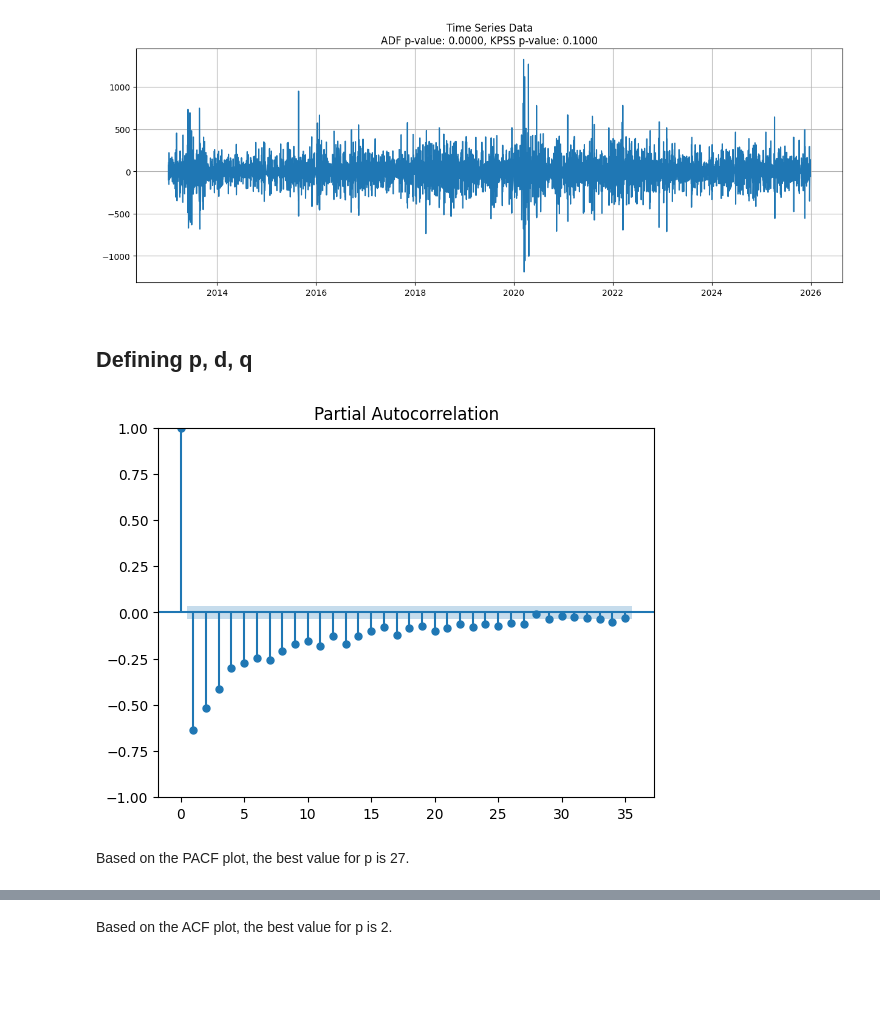
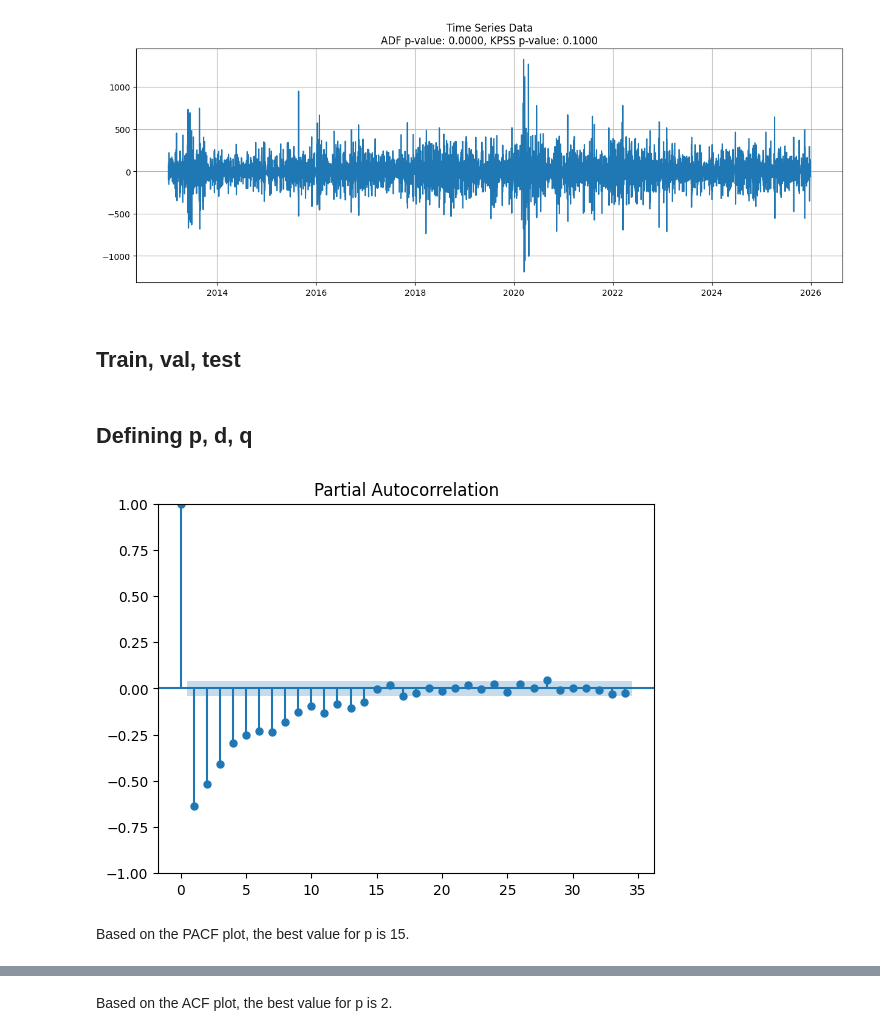
Before and after one commit to donnafaithhh/GARCH-PSEi, a Jupyter notebook: simulation.ipynb, the cells around one changed output, grey strips where cells are left out. Cells and saved outputs as stored; diff of their text form; code cells hidden in the pictures; blank space fills up the shorter version.

```diff
--- a/simulation.ipynb
+++ b/simulation.ipynb
@@ -159,11 +160,43 @@ look-up table. The actual p-value is greater than the p-value returned.
   kpss_res = kpss(pse_data_values)[1]
 [figure]
 # %% [markdown]
-## Defining p, d, q
+## Train, val, test
+# %%
+# train test split with lookback
+def train_test_split(data: pd.Series, lookback: int = 12, test_size: int = 12) -> Tuple[pd.Series, pd.Series]:
+    """Create a train-test split on your pd.Series data.
+
+    Parameters:
+    -----------
+    data (pd.Series): The univariate time series provided
+    lookback (int): The lookback periods to consider
+    test_size (int): The length of the test set
+
+    Returns:
+    --------
+    Tuple (pd.Series): The (train, test) pandas series generated
+    """
+
+    split = data.shape[0] - test_size
+    return (
+        data.iloc[:split],
+        data.iloc[split - lookback: ]
+    )
+# %%
+# determine number of points
+test_pts = 0.2
+test_size = int(np.floor(len(pse_data_values) * test_pts))
+
+# splitting
+train, test = train_test_split(
+    pse_data_values, 5, int(np.floor(len(pse_data_values) * test_pts))
+)
+# %% [markdown]
+## Defining p, d, q
 # %%
-pacf_res = plot_pacf(pse_data_values)
+pacf_res = plot_pacf(train)
 # %% [output]
-[figure, old version]
+[figure, new version]
 # %% [markdown]
-Based on the PACF plot, the best value for p is 27.
+Based on the PACF plot, the best value for p is 15.
 # %%
```
Also changed, not shown: parts of 7 cells of this notebook.
